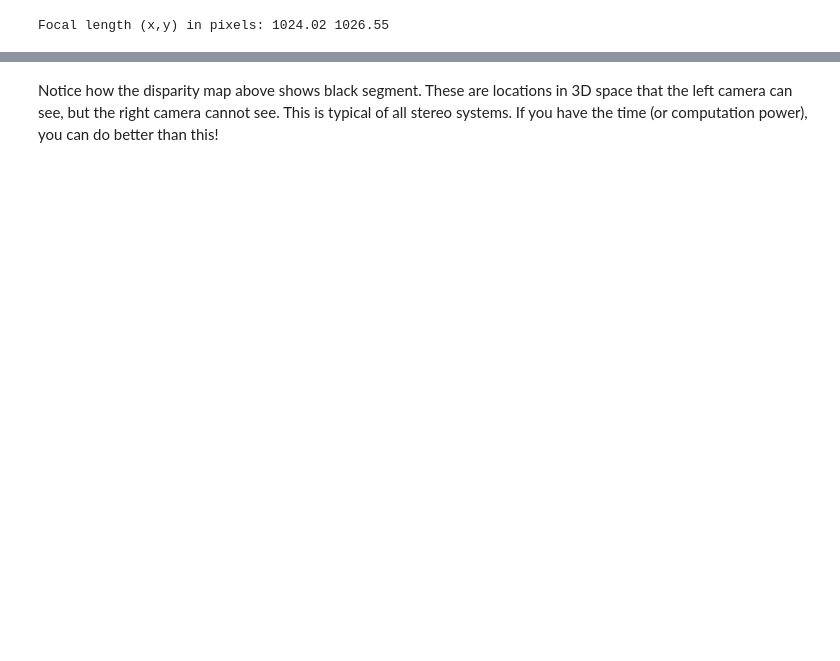
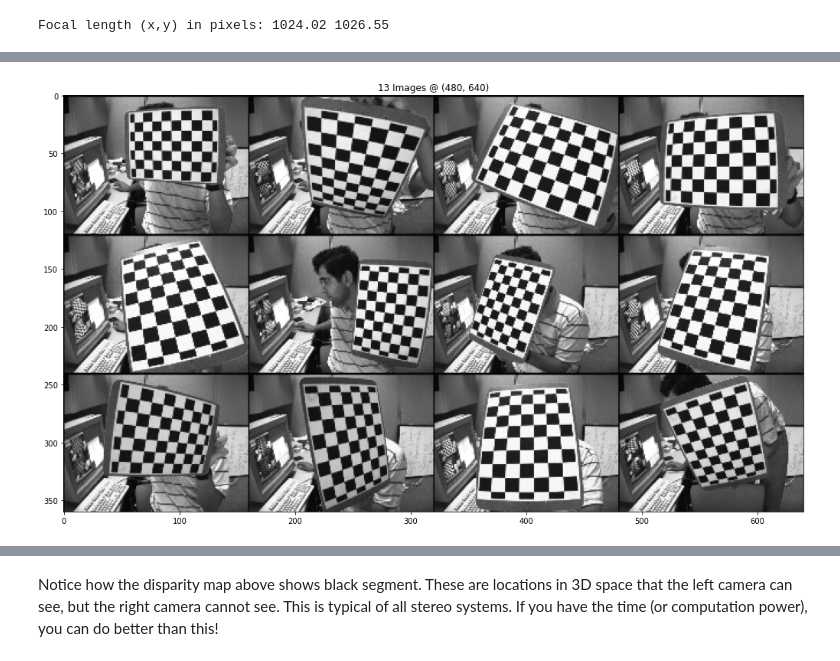
Before and after one commit to walchko/github-blog, a Jupyter notebook: source/blog/draft/stereo-vision-2/stereo-camera-2.ipynb, the cells around one changed output, grey strips where cells are left out. Cells and saved outputs as stored; diff of their text form; code cells hidden in the pictures; blank space fills up the shorter version.

```diff
--- a/source/blog/draft/stereo-vision-2/stereo-camera-2.ipynb
+++ b/source/blog/draft/stereo-vision-2/stereo-camera-2.ipynb
@@ -341,0 +349,13 @@ Q: [[ 1.00000000e+00  0.00000000e+00  0.00000000e+00 -5.74517601e+02]
+# %%
+import numpy as np
+np.set_printoptions(precision=1)
+np.set_printoptions(suppress=True)
+
+import cv2
+
+import matplotlib.pyplot as plt
+plt.rcParams["figure.figsize"] = (20,10) # set default figure width
+
+from slurm import storage
+from pprint import pprint
+from pathlib import Path
@@ -341,0 +399,15 @@ Q: [[ 1.00000000e+00  0.00000000e+00  0.00000000e+00 -5.74517601e+02]
+# %%
+def readImages(pattern):
+    p = Path("cal_pics").glob(pattern)
+    p = list(p)
+    p.sort()
+    return [cv2.imread(str(f),0) for f in p]
+
+imgL = readImages("left*.jpg")
+imgR = readImages("right*.jpg")
+# %%
+# a simple mosasic of the various images
+plt.imshow(tip_sheet(imgL, width=4), cmap="gray")
+plt.title(f"{len(imgL)} Images @ {imgL[0].shape}");
+# %% [output]
+[figure, added]
```
Also changed, not shown: parts of 56 cells of this notebook, 3 other files.
